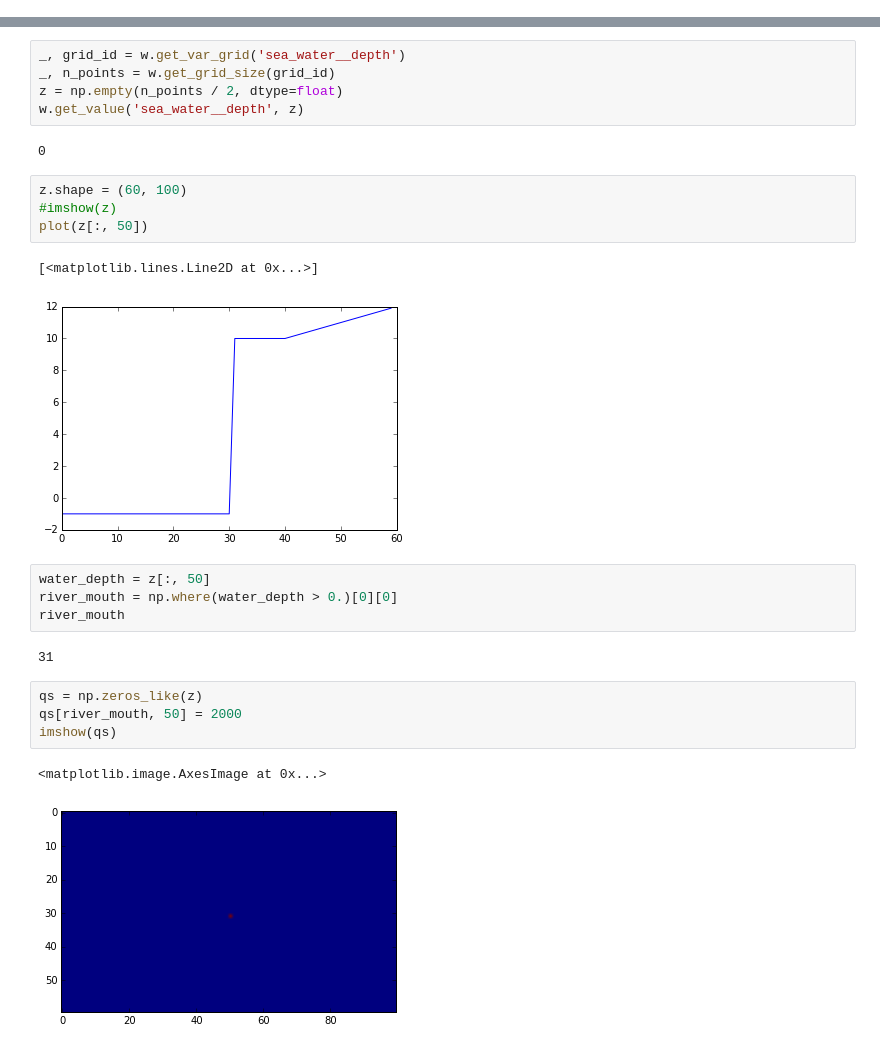
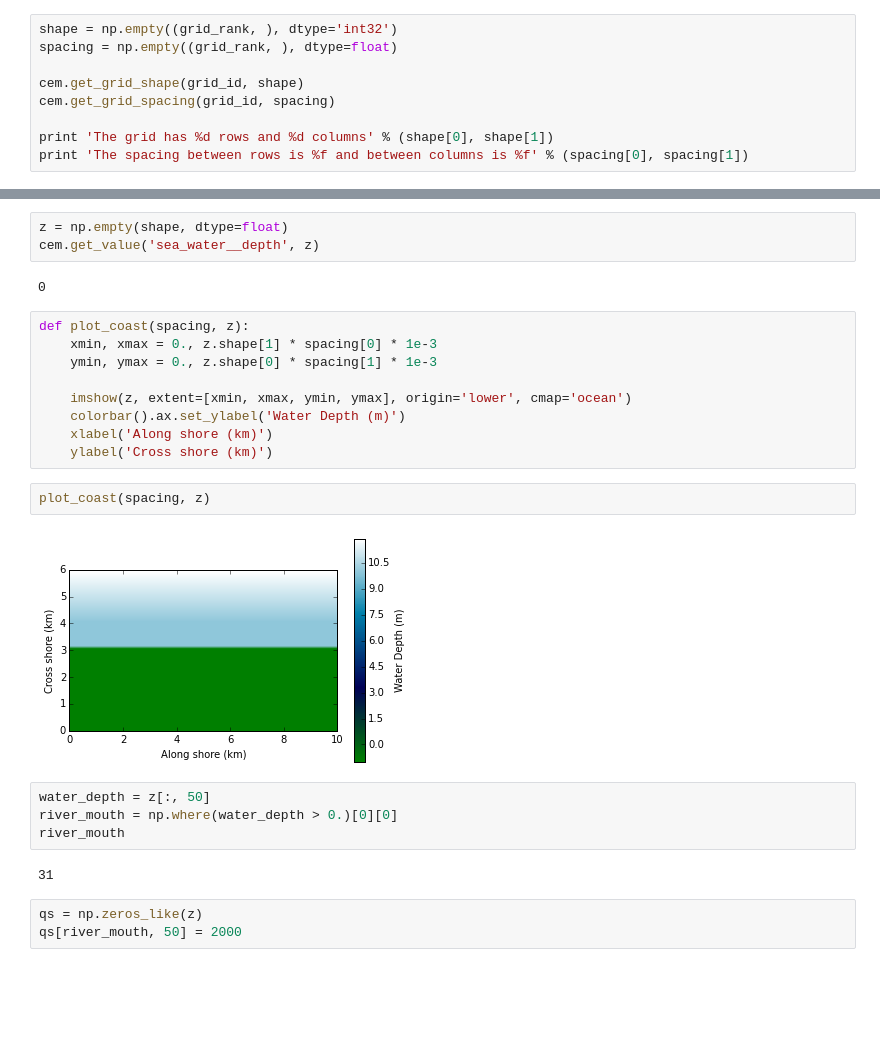
Before and after one commit to mcflugen/bmi-tutorial, a Jupyter notebook: notebooks/cem_example.ipynb, the cells around one changed output, grey strips where cells are left out. Drawn from its saved outputs; the diff is of its cells as text; blank space fills up the shorter version.

```diff
--- a/notebooks/cem_example.ipynb
+++ b/notebooks/cem_example.ipynb
@@ -48,0 +69,9 @@ w.set_value("sea_surface_water_wave__period", np.array((7., )))
+# %%
+shape = np.empty((grid_rank, ), dtype='int32')
+spacing = np.empty((grid_rank, ), dtype=float)
+
+cem.get_grid_shape(grid_id, shape)
+cem.get_grid_spacing(grid_id, spacing)
+
+print 'The grid has %d rows and %d columns' % (shape[0], shape[1])
+print 'The spacing between rows is %f and between columns is %f' % (spacing[0], spacing[1])
@@ -49,17 +81,21 @@ w.set_value("sea_surface_water_wave__period", np.array((7., )))
 # %%
-_, grid_id = w.get_var_grid('sea_water__depth')
-_, n_points = w.get_grid_size(grid_id)
-z = np.empty(n_points / 2, dtype=float)
-w.get_value('sea_water__depth', z)
+z = np.empty(shape, dtype=float)
+cem.get_value('sea_water__depth', z)
 # %% [output]
 0
-# %%
-z.shape = (60, 100)
-#imshow(z)
-plot(z[:, 50])
-# %% [output]
-[<matplotlib.lines.Line2D at 0x...>]
-[figure, removed]
+# %%
+def plot_coast(spacing, z):
+    xmin, xmax = 0., z.shape[1] * spacing[0] * 1e-3
+    ymin, ymax = 0., z.shape[0] * spacing[1] * 1e-3
+
+    imshow(z, extent=[xmin, xmax, ymin, ymax], origin='lower', cmap='ocean')
+    colorbar().ax.set_ylabel('Water Depth (m)')
+    xlabel('Along shore (km)')
+    ylabel('Cross shore (km)')
+# %%
+plot_coast(spacing, z)
+# %% [output]
+[figure, added]
 # %%
 water_depth = z[:, 50]
 river_mouth = np.where(water_depth > 0.)[0][0]
@@ -69,8 +105,4 @@ river_mouth
 # %%
 qs = np.zeros_like(z)
 qs[river_mouth, 50] = 2000
-imshow(qs)
-# %% [output]
-<matplotlib.image.AxesImage at 0x...>
-[figure, removed]
 # %%
```
Also changed, not shown: parts of 30 cells of this notebook.
